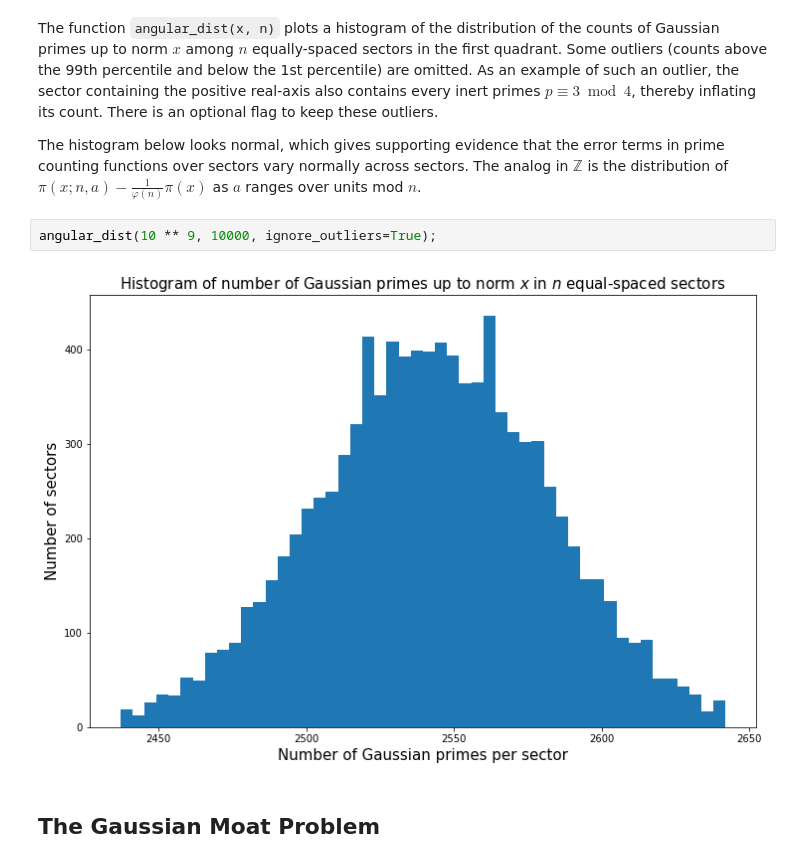
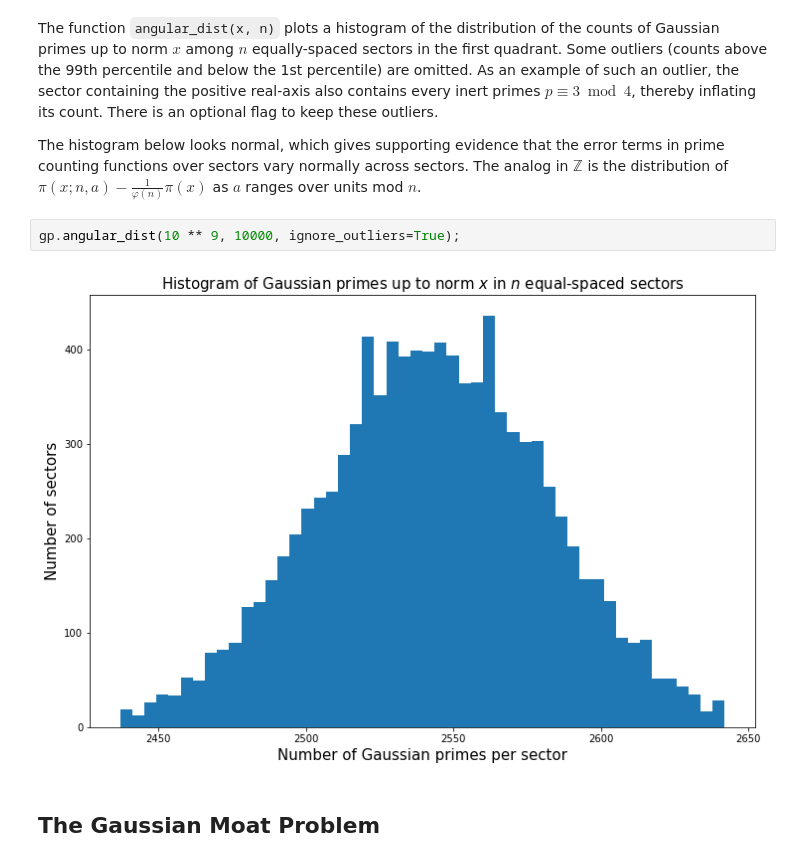
Before and after one commit to zebengberg/gaussian-integer-sieve, a Jupyter notebook: python/examples.ipynb, the cells around one changed output. Saved outputs shown, nothing was run; the diff lists cells and outputs as text.

```diff
--- a/python/examples.ipynb
+++ b/python/examples.ipynb
@@ -171,9 +170,9 @@ The function `angular_dist(x, n)` plots a histogram of the distribution of the c
 
 The histogram below looks normal, which gives supporting evidence that the error terms in prime counting functions over sectors vary normally across sectors. The analog in $\mathbb{Z}$ is the distribution of $\pi(x; n, a) - \frac1{\varphi(n)} \pi(x)$ as $a$ ranges over units mod $n$.
 # %%
-angular_dist(10 ** 9, 10000, ignore_outliers=True);
+gp.angular_dist(10 ** 9, 10000, ignore_outliers=True);
 # %% [output]
-[figure, old version]
+[figure, new version]
 # %% [markdown]
 ## The Gaussian Moat Problem
 # %% [markdown]
```
Also changed, not shown: parts of 28 cells of this notebook, 6 other files.
